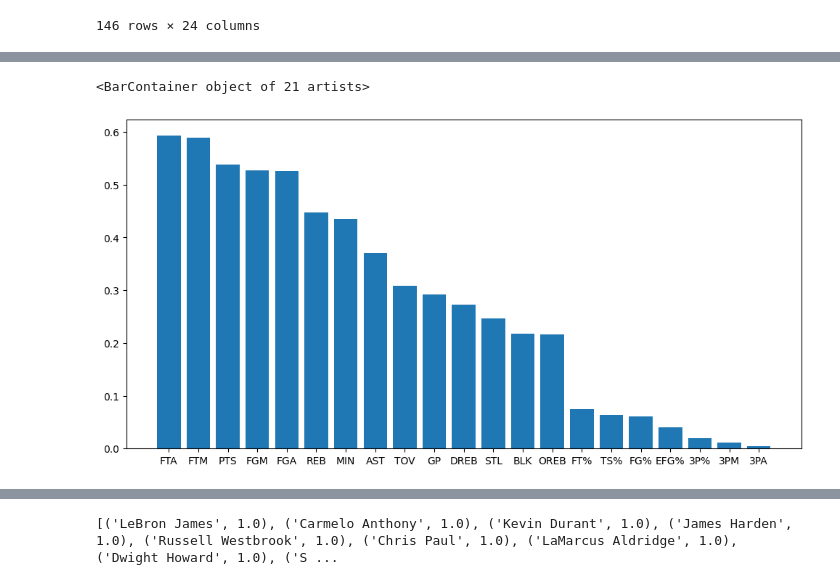
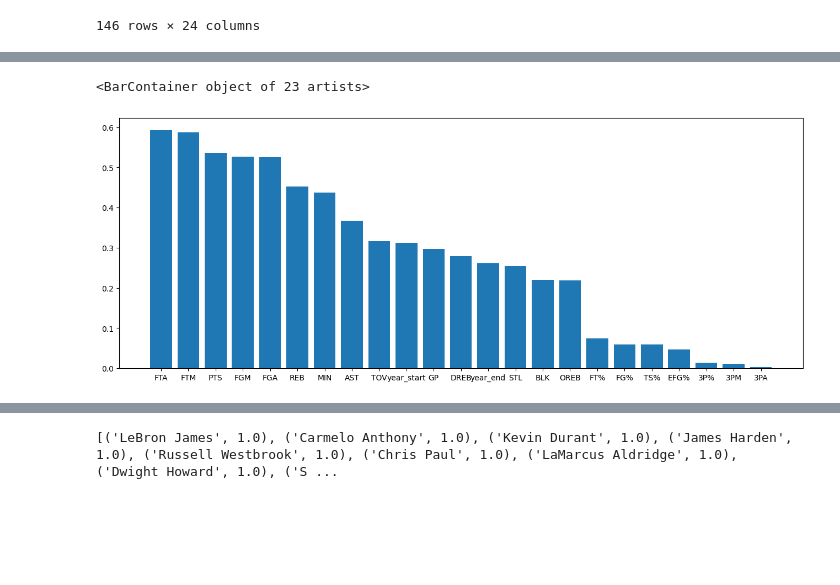
Before and after one commit to e10-atp/AML-NBAProject, a Jupyter notebook: Project.ipynb, the cells around one changed output, grey strips where cells are left out. Drawn from its saved outputs; the diff is of its cells as text; code cells hidden in the pictures; blank space fills up the shorter version.

Commit message:
merged changes

```diff
--- a/Project.ipynb
+++ b/Project.ipynb
@@ -82,7 +65,8 @@ df2
 #Exclude active players because they
 #can't be in Hall of Fame until retired
 df = df1[~df1.PLAYER.isin(df2.PLAYER)]
+df = df.merge(df3, how='inner', on='PLAYER')
 # %%
-train = df[df1.columns]
+train = df.copy()
 print(train.isna().sum())
 # %% [output]
@@ -105,6 +89,6 @@ HOF         0
 dtype: int64
 # %%
-for index, value in train.isna().sum().items():
+for index, value in train.isna().sum().drop('college').items():
     if value > 0:
         train[index] = train[index].fillna(train[index].median())
 # %%
@@ -130,3 +118,3 @@ dtype: int64
 # %%
-train = train.drop(columns=['PLAYER', '#'])
+train = train.drop(columns=['PLAYER', '#', 'college', 'position', 'height', 'weight', 'birth_date'])
 train = train.astype('float32')
@@ -154,9 +151,9 @@ STL     0.246769
 dtype: float64
 # %%
-plt.figure(figsize=(12, 6), dpi=100)
+plt.figure(figsize=(16, 6), dpi=100)
 plt.bar(x=corr.index, height=corr)
 # %% [output]
-<BarContainer object of 21 artists>
+<BarContainer object of 23 artists>
-[figure, old version]
+[figure, new version]
 # %%
 train = train.drop(columns = corr.index[-7:])
```
Also changed, not shown: parts of 29 cells of this notebook, 2 other files.
